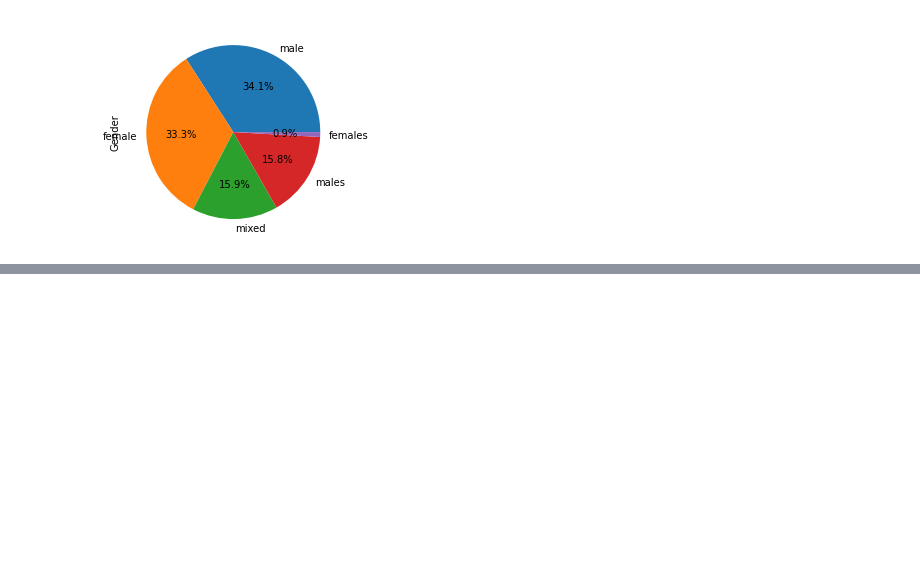
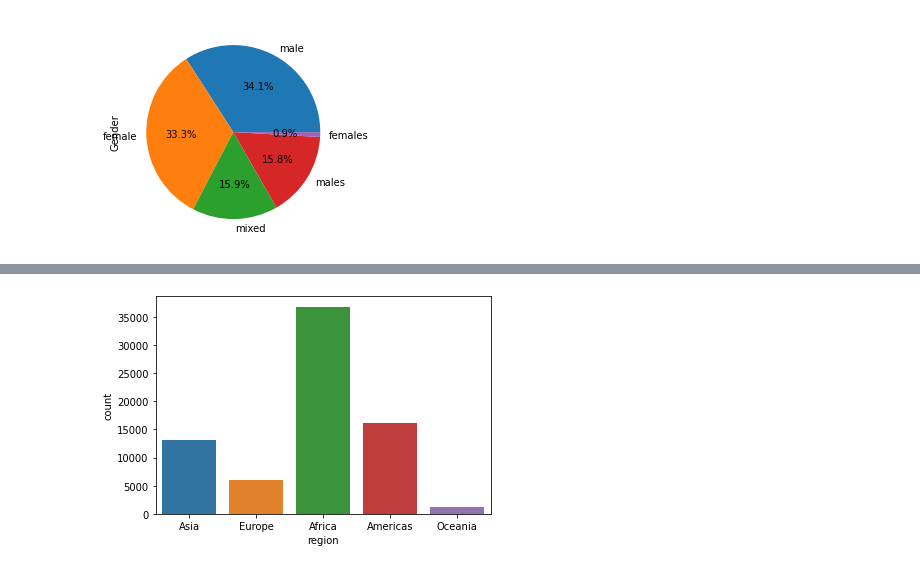
Before and after one commit to meganenglert/CISC367-final, a Jupyter notebook: messy-met-diversity.ipynb, the cells around one changed output, grey strips where cells are left out. Drawn from its saved outputs; the diff is of its cells as text; code cells hidden in the pictures; blank space fills up the shorter version.

```diff
--- a/messy-met-diversity.ipynb
+++ b/messy-met-diversity.ipynb
@@ -218,0 +263,12 @@ plt.show() #also better
+# %%
+#Filter for only single artists
+def get_single_artists(nationality: str):
+    if not nationality:
+        return None
+    if "|" in str(nationality):
+        return None
+    else:
+        return str(nationality)
+df['nat'] = df["Artist Nationality"].apply(get_single_artists)
+one_artist = df[(df.nat != "nan")&(df.nat.notnull())]
+one_artist
@@ -218,0 +291,12 @@ plt.show() #also better
+# %%
+#Filter for only single artists
+def get_single_artists(country:str):
+    if not country:
+        return None
+    if "|" in str(country):
+        return None
+    else:
+        return str(country).strip()
+df['nat'] = df["Country"].apply(get_single_artists)
+one_artist = df[(df.nat != "nan")&(df.nat.notnull())]
+one_artist
@@ -218,0 +442,6 @@ plt.show() #also better
+# %%
+#https://github.com/lukes/ISO-3166-Countries-with-Regional-Codes/blob/master/all/all.csv
+countries = pd.read_csv("countries.csv")
+countries["CODE"] = countries['alpha-3']
+df1 = pd.merge(countries.loc[:, ["CODE","name","region"]], one_artist)
+df1
@@ -218,0 +462,5 @@ plt.show() #also better
+# %%
+sns.countplot(x = "region", data = df1)
+plt.show()
+# %% [output]
+[figure, added]
```
Also changed, not shown: parts of 24 cells of this notebook, 2 other files.
